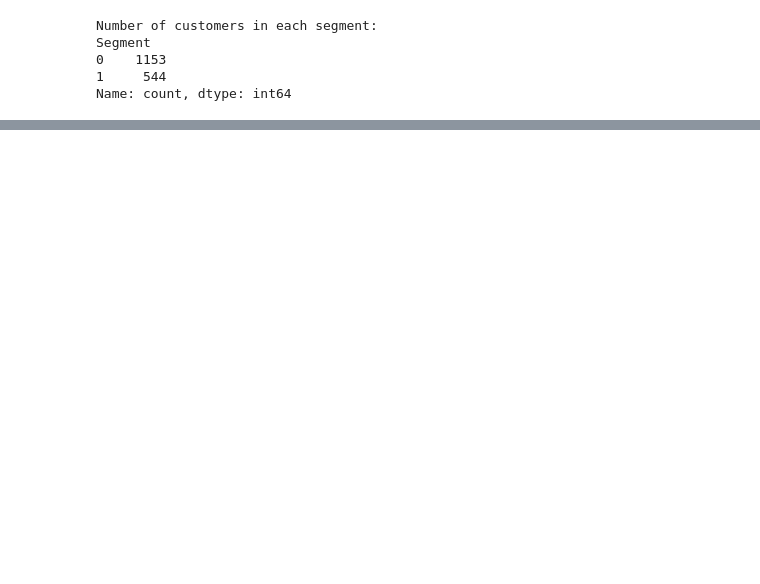
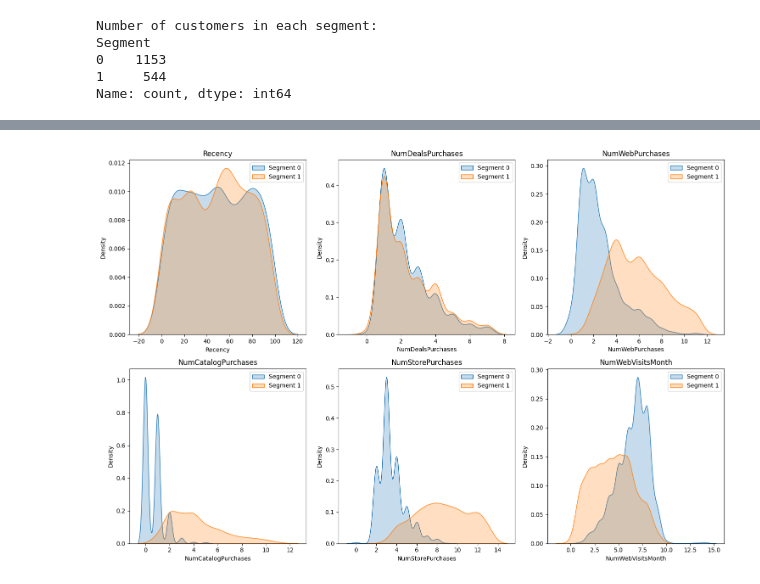
Before and after one commit to COMP3610-Group-H/Customer-Segmentation, a Jupyter notebook: Profiling.ipynb, the cells around one changed output, grey strips where cells are left out. Drawn from its saved outputs; the diff is of its cells as text; code cells hidden in the pictures; blank space fills up the shorter version.

```diff
--- a/Profiling.ipynb
+++ b/Profiling.ipynb
@@ -108,3 +67,19 @@ Median: 4.00
+# %%
+# 4. Engagement Analysis
+fig, axs = plt.subplots(nrows=2, ncols=3, figsize=(15, 10))
+axs = axs.flatten()
+
+for i, col in enumerate(['Recency', 'NumDealsPurchases', 'NumWebPurchases', 'NumCatalogPurchases', 'NumStorePurchases', 'NumWebVisitsMonth']):
+    for segment in data['Segment'].unique():
+        segment_data = data[data['Segment'] == segment]
+        sns.kdeplot(segment_data[col], fill=True, ax=axs[i], label=f'Segment {segment}')
+        axs[i].set_title(col)
+        axs[i].legend()
+
+plt.tight_layout()
+plt.show()
+# %% [output]
+[figure, added]
 # %%
 # 5. Visualization
 for col in ['Income', 'MntWines', 'Recency']:
```
Also changed, not shown: parts of 10 cells of this notebook.
